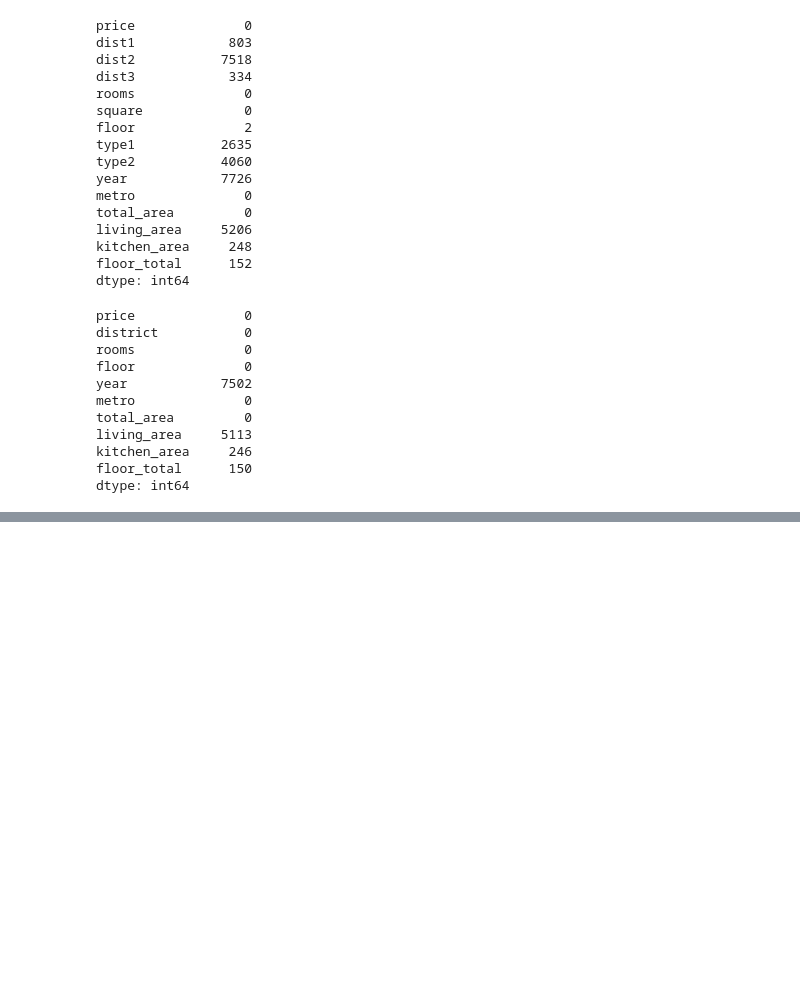
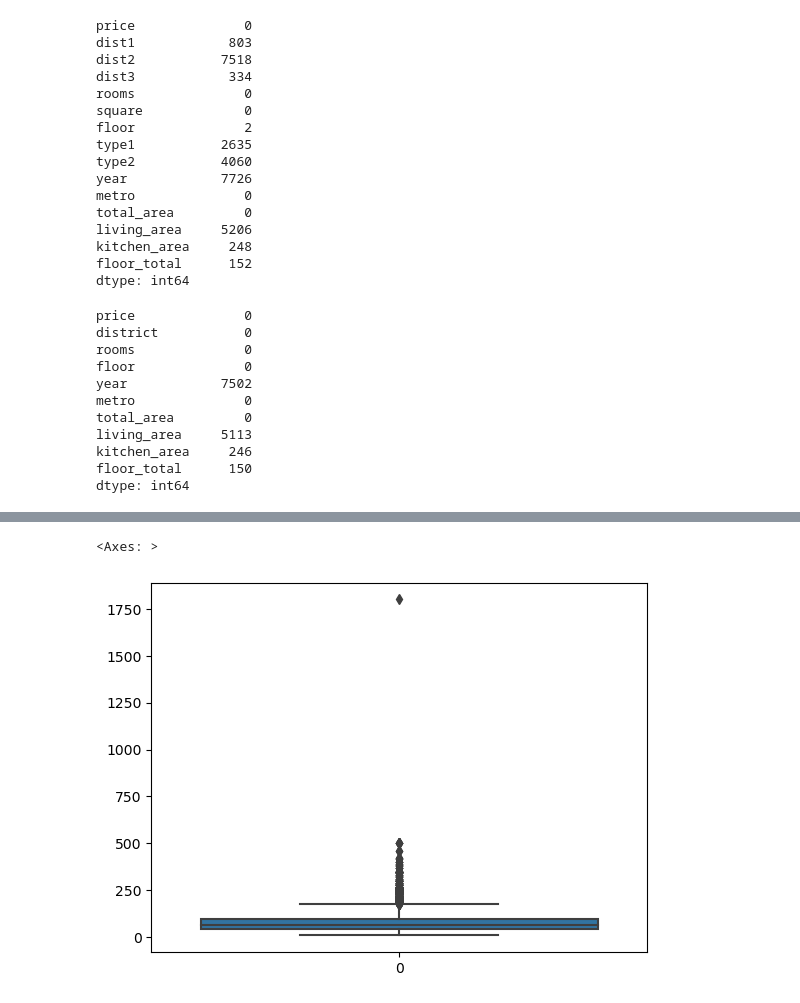
Before and after one commit to boiarchuk-m/Kyiv-flats-rent, a Jupyter notebook: Data_cleaning.ipynb, the cells around one changed output, grey strips where cells are left out. Cells and saved outputs as stored; diff of their text form; code cells hidden in the pictures; blank space fills up the shorter version.

```diff
--- a/Data_cleaning.ipynb
+++ b/Data_cleaning.ipynb
@@ -220,0 +277,5 @@ flats.drop(['living_area', 'year'], axis = 1, inplace = True)
+# %%
+sns.boxplot(flats.total_area)
+# %% [output]
+<Axes: >
+[figure, added]
```
Also changed, not shown: parts of 17 cells of this notebook, 6 other files.
